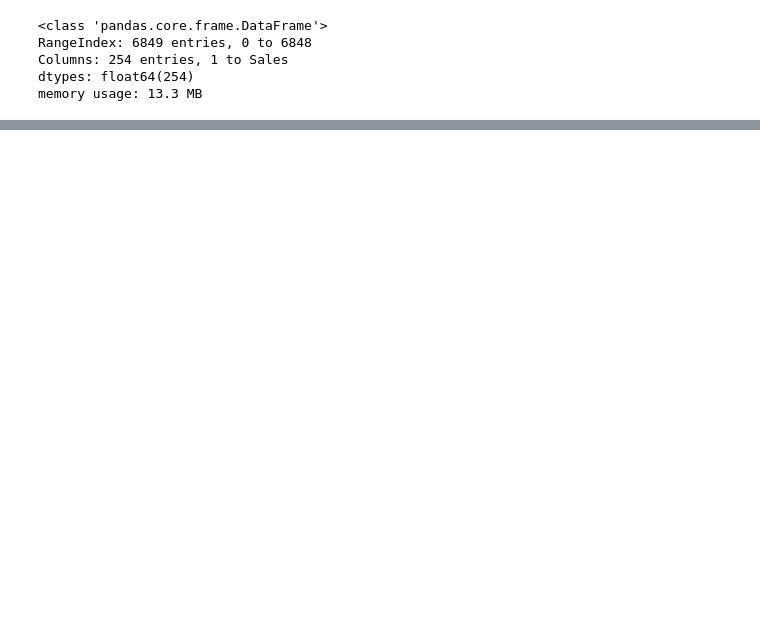
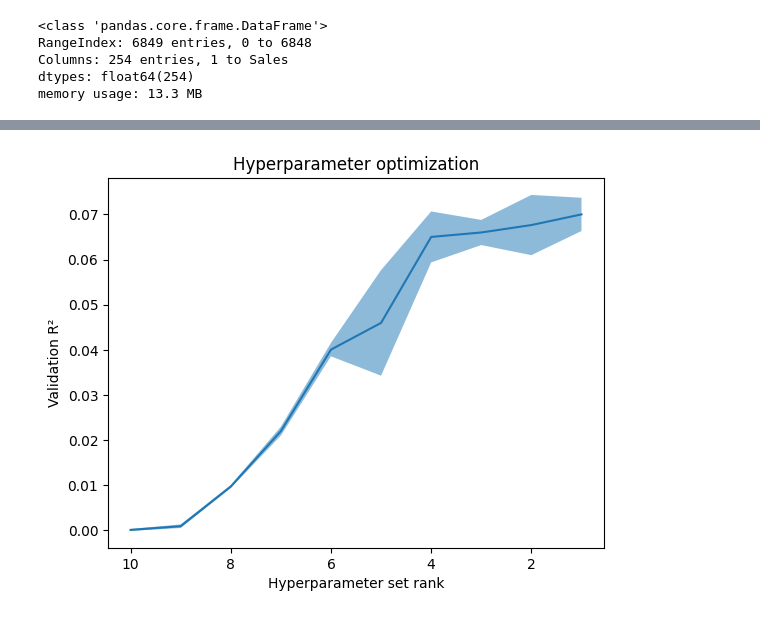
Before and after one commit to 4GeeksAcademy/gperdrizet-holmes-final-project, a Jupyter notebook: notebooks/02-sales.ipynb, the cells around one changed output, grey strips where cells are left out. Saved outputs shown, nothing was run; the diff lists cells and outputs as text; code cells hidden in the pictures; blank space fills up the shorter version.

```diff
--- a/notebooks/02-sales.ipynb
+++ b/notebooks/02-sales.ipynb
@@ -202,0 +126,43 @@ Testing RMSE = 448.848
+# %%
+%%time
+
+# Define hyperparameter search space for gradient boosting optimization
+hyperparameters = {
+    'loss': ['squared_error', 'absolute_error', 'huber', 'quantile'],
+    'learning_rate': loguniform(10**-5, 1.0),
+    'n_estimators': randint(2, 300),
+    'subsample': uniform(loc=0.1, scale=0.9),
+    'criterion': ['friedman_mse', 'squared_error'],
+    'min_samples_split': randint(2, 1000),
+    'min_samples_leaf': randint(1, 1000),
+    'min_weight_fraction_leaf': uniform(loc=0.0, scale=0.5),
+    'max_depth': randint(1, 50),
+    'min_impurity_decrease': loguniform(10**-10, 10.0),
+    'max_features':uniform(loc=0.1, scale=0.9)
+}
+
+# Perform randomized search over hyperparameters
+search = RandomizedSearchCV(
+    GradientBoostingRegressor(),
+    hyperparameters,
+    return_train_score=True, # Return training scores for analysis
+    cv=CROSS_VAL,            # Use stratified shuffle split for cross-validation
+    n_jobs=-1,               # Use all available CPU cores
+    n_iter=50,               # Number of parameter combinations to try
+    random_state=315         # Ensure reproducible results
+)
+
+# Fit the search and extract best model and parameters
+search_results = search.fit(training_df.drop('Sales', axis=1), training_df['Sales'])
+best_model = search_results.best_estimator_
+winning_hyperparameters = search_results.best_params_
+
+# Display the best hyperparameters found
+print('Best hyperparameters:\n')
+
+for key, value in search_results.best_params_.items():
+    print(f' {key}: {value}')
+
+print()
+
+print(f'Run time ({os.cpu_count()} CPUs):\n')
@@ -202,0 +188,4 @@ Testing RMSE = 448.848
+# %%
+funcs.plot_cross_validation(search_results)
+# %% [output]
+[figure, added]
```
Also changed, not shown: parts of 16 cells of this notebook.
